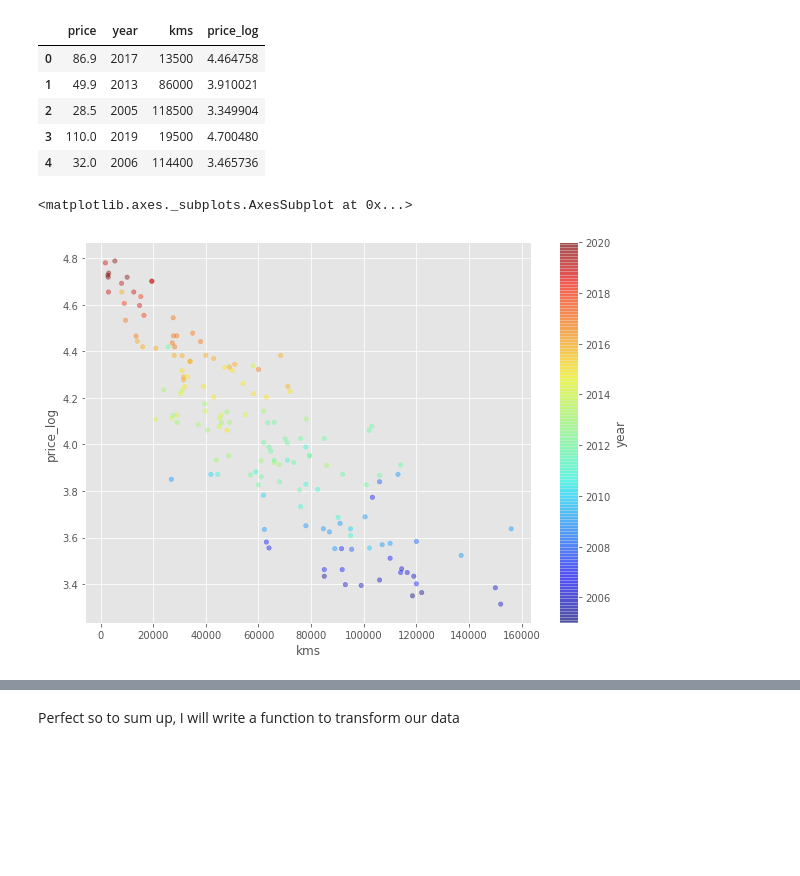
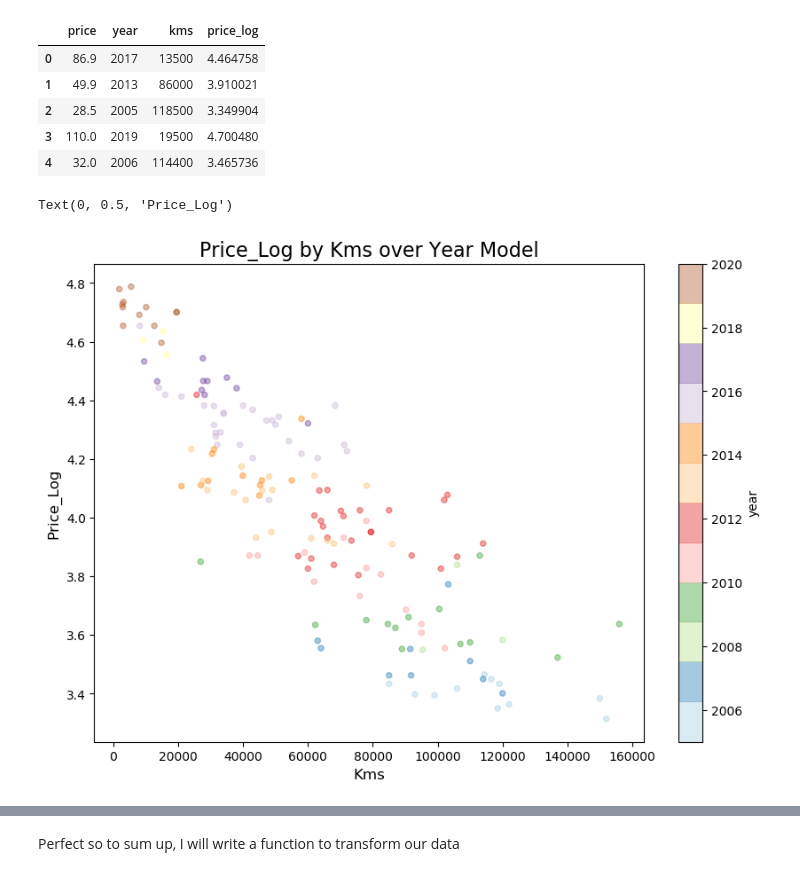
Before and after one commit to jorgemosquera/priceOptimization, a Jupyter notebook: PriceOptimization.ipynb, the cells around one changed output, grey strips where cells are left out. Drawn from its saved outputs; the diff is of its cells as text; code cells hidden in the pictures; blank space fills up the shorter version.

```diff
--- a/PriceOptimization.ipynb
+++ b/PriceOptimization.ipynb
@@ -437,6 +459,7 @@ max      214000.000000
 Name: kms, dtype: float64
 # %%
 # Histogram of the kms
+plt.style.use('ggplot')
 df.kms.plot(kind='hist',color='purple',edgecolor='black',figsize=(10,7), bins=20)
 plt.title('Distribution of kms', size=24)
 plt.xlabel('Kms', size=18)
@@ -612,10 +641,11 @@ We will choose IQR Score as it must robust for detecting outliers in oir dataset
 We can combine all of the attributes in a single plot, by assigning the year model to colors.
 We can appeciate the different clusters.
 # %%
+plt.style.use('default')
 df_iqr.plot(kind="scatter", x="kms", y="price", alpha=0.4,
-           figsize=(10,7), c="year", cmap=plt.get_cmap("jet"), colorbar=True, sharex=False)
-plt.title('Price by Kms over Year Model', size=24)
-plt.xlabel('Kms', size=18)
-plt.ylabel('Price', size=18)
+           figsize=(10,7), c="year", cmap=plt.get_cmap("Paired"), colorbar=True, sharex=False)
+plt.title('Price by Kms over Year Model', size=16)
+plt.xlabel('Kms', size=12)
+plt.ylabel('Price', size=12)
 # %% [output]
 Text(0, 0.5, 'Price')
@@ -626,6 +656,7 @@ Text(0, 0.5, 'Price')
 #Heatmap of correlations
 corr = df_iqr.corr()
 fig, ax = plt.subplots(figsize=(10,7))
+plt.style.use('ggplot')
 sns.heatmap(corr,
                  vmin=-1, vmax=1, center=0,
                  square=True, annot = True,
@@ -666,9 +697,13 @@ df_iqr.head()
 | 3 | 110.0 | 2019 | 19500 | 4.700480 |
 | 4 | 32.0 | 2006 | 114400 | 3.465736 |
 # %%
+plt.style.use('default')
 df_iqr.plot(kind="scatter", x="kms", y="price_log", alpha=0.4,
-           figsize=(10,7), c="year", cmap=plt.get_cmap("jet"), colorbar=True, sharex=False)
+           figsize=(10,7), c="year", cmap=plt.get_cmap("Paired"), colorbar=True, sharex=False)
+plt.title('Price_Log by Kms over Year Model', size=16)
+plt.xlabel('Kms', size=12)
+plt.ylabel('Price_Log', size=12)
 # %% [output]
-<matplotlib.axes._subplots.AxesSubplot at 0x...>
+Text(0, 0.5, 'Price_Log')
-[figure, old version]
+[figure, new version]
 # %%
```
Also changed, not shown: parts of 27 cells of this notebook, 12 other files.
